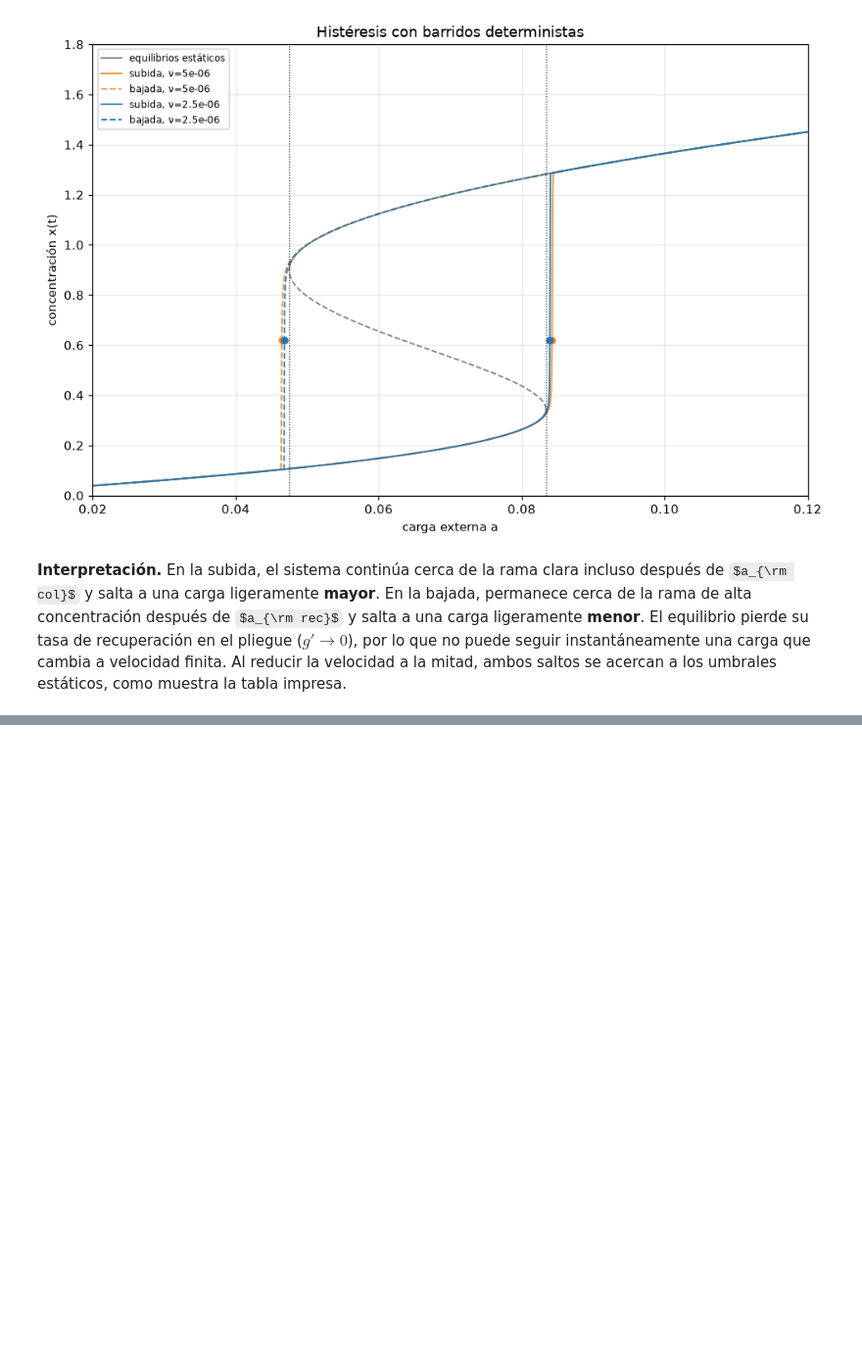
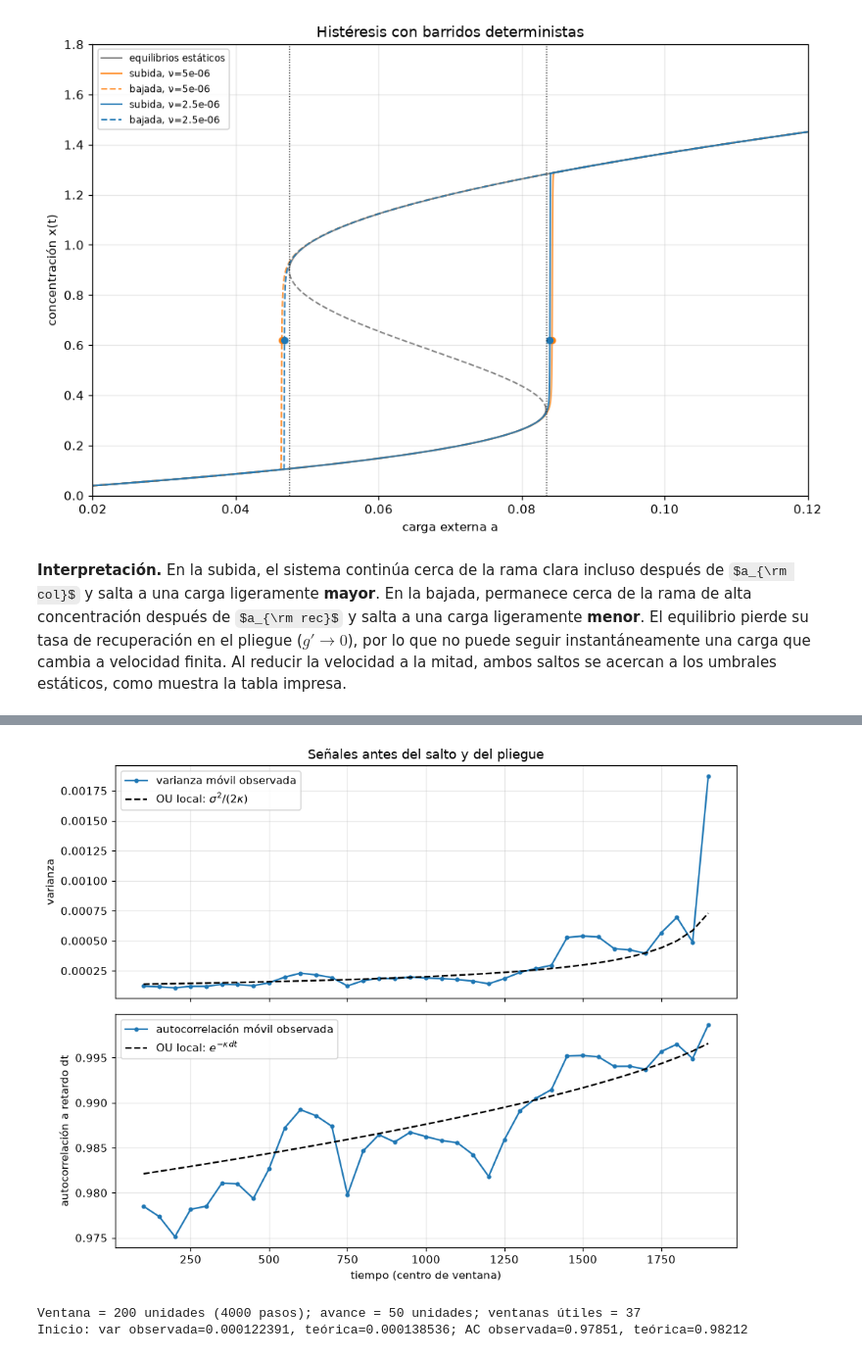
Before and after one commit to Branuvg/hdt6_modsim, a Jupyter notebook: hdt6.ipynb, the cells around one changed output, grey strips where cells are left out. Shown at 98% size. Drawn from its saved outputs; the diff is of its cells as text; code cells hidden in the pictures; some formulas as TeX source; blank space fills up the shorter version.

```diff
--- a/hdt6.ipynb
+++ b/hdt6.ipynb
@@ -879,0 +964,74 @@ nu = 2.5e-06: subida salta en a = 0.0839407 (a - a_col = +0.0005551); bajada sal
+# %%
+# Task 3.2c — Indicadores móviles calculados con sumas acumuladas.
+from scipy.stats import kendalltau
+
+x_rama_clara = np.linspace(0, x_col, 30_001)
+a_rama_clara = g_lago(x_rama_clara)
+
+def indicadores_lago(trayectorias, primer_salto, sigma, tiempo_subida, carga_creciente):
+    n_col = int(round(tiempo_subida / DT_LAGO))
+    n_ventana = int(round(0.10 * tiempo_subida / DT_LAGO))
+    n_paso = int(round(0.025 * tiempo_subida / DT_LAGO))
+    extremos = np.arange(n_ventana, n_col + 1, n_paso, dtype=int)
+    comienzos = extremos - n_ventana
+    nu = (a_col - A0_LAGO) / tiempo_subida if carga_creciente else 0.0
+    cargas = A0_LAGO + nu * DT_LAGO * np.arange(n_col + 1)
+    equilibrio_claro = np.interp(cargas, a_rama_clara, x_rama_clara)
+    residuos = trayectorias[:n_col + 1] - equilibrio_claro[:, None]
+
+    # C[k] contiene la suma de residuos desde 0 hasta k-1, para cada realización.
+    ceros = np.zeros((1, residuos.shape[1]))
+    C = np.vstack((ceros, np.cumsum(residuos, axis=0)))
+    C2 = np.vstack((ceros, np.cumsum(residuos**2, axis=0)))
+    CP = np.vstack((ceros, np.cumsum(residuos[:-1] * residuos[1:], axis=0)))
+    suma = C[extremos] - C[comienzos]
+    suma2 = C2[extremos] - C2[comienzos]
+    varianza = np.maximum((suma2 - suma**2 / n_ventana) / (n_ventana - 1), 0)
+
+    # Correlación de Pearson exacta entre las dos subsecuencias de longitud n_ventana-1.
+    n_par = n_ventana - 1
+    suma_antes = C[extremos - 1] - C[comienzos]
+    suma_despues = C[extremos] - C[comienzos + 1]
+    cuad_antes = C2[extremos - 1] - C2[comienzos] - suma_antes**2 / n_par
+    cuad_despues = C2[extremos] - C2[comienzos + 1] - suma_despues**2 / n_par
+    producto = CP[extremos - 1] - CP[comienzos] - suma_antes * suma_despues / n_par
+    autocorr = producto / np.sqrt(np.maximum(cuad_antes * cuad_despues, 1e-30))
+
+    valido = extremos[:, None] < primer_salto[None, :]
+    varianza = np.where(valido, varianza, np.nan)
+    autocorr = np.where(valido, autocorr, np.nan)
+    t_centro = (comienzos + extremos) * DT_LAGO / 2
+    a_centro = A0_LAGO + nu * t_centro
+    xeq_centro = np.interp(a_centro, a_rama_clara, x_rama_clara)
+    kappa = gp_lago(xeq_centro)
+    assert np.all(kappa > 0)
+    var_teorica = sigma**2 / (2 * kappa)
+    ac_teorica = np.exp(-kappa * DT_LAGO)
+    return t_centro, varianza, autocorr, var_teorica, ac_teorica
+
+t_ind_1, var_1, ac_1, var_teo_1, ac_teo_1 = indicadores_lago(
+    trayectoria_1, salto_1, sigma_base, tiempo_base, True)
+assert np.isfinite(var_1).sum() >= 8
+assert np.nanmin(var_1) > 0
+assert np.nanmax(np.abs(ac_1)) <= 1 + 1e-12
+
+fig, axs = plt.subplots(2, 1, figsize=(9, 7), sharex=True)
+axs[0].plot(t_ind_1, var_1[:, 0], "o-", ms=3, label="varianza móvil observada")
+axs[0].plot(t_ind_1, var_teo_1, "k--", label=r"OU local: $\sigma^2/(2\kappa)$")
+axs[0].set(ylabel="varianza", title="Señales antes del salto y del pliegue")
+axs[0].legend()
+axs[1].plot(t_ind_1, ac_1[:, 0], "o-", ms=3, label="autocorrelación móvil observada")
+axs[1].plot(t_ind_1, ac_teo_1, "k--", label=r"OU local: $e^{-\kappa\,dt}$")
+axs[1].set(xlabel="tiempo (centro de ventana)", ylabel="autocorrelación a retardo dt")
+axs[1].legend()
+plt.tight_layout()
+plt.show()
+
+print(f"Ventana = {0.10*tiempo_base:.0f} unidades ({int(0.10*tiempo_base/DT_LAGO)} pasos); "
+      f"avance = {0.025*tiempo_base:.0f} unidades; ventanas útiles = {np.isfinite(var_1[:,0]).sum()}")
+print(f"Inicio: var observada={var_1[0,0]:.6g}, teórica={var_teo_1[0]:.6g}; "
+      f"AC observada={ac_1[0,0]:.5f}, teórica={ac_teo_1[0]:.5f}")
+# %% [output]
+[figure, added]
+Ventana = 200 unidades (4000 pasos); avance = 50 unidades; ventanas útiles = 37
+Inicio: var observada=0.000122391, teórica=0.000138536; AC observada=0.97851, teórica=0.98212
```
Also changed, not shown: parts of 9 cells of this notebook.
